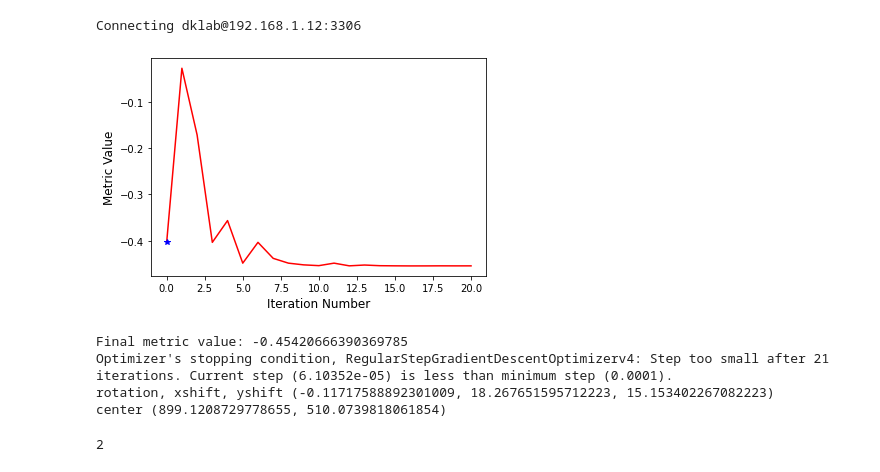
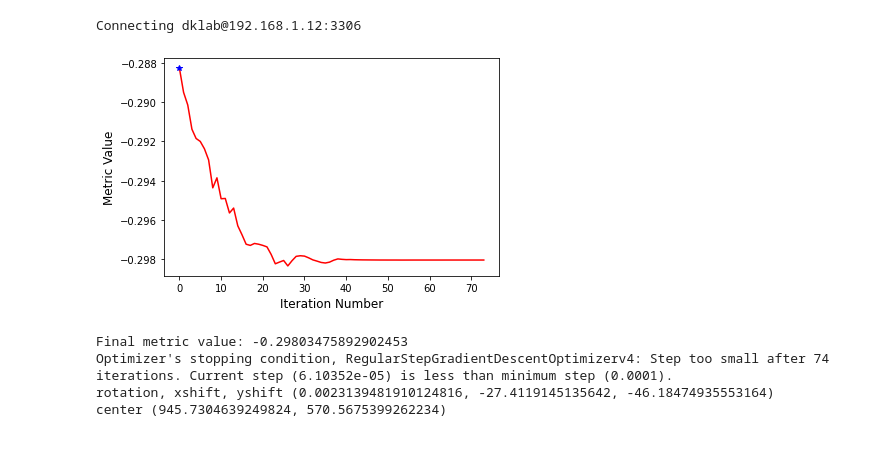
Before and after one commit to ActiveBrainAtlas2/preprocessing-pipeline, a Jupyter notebook: utilities/notebooks/basic_itk.ipynb, the cells around one changed output. Cells and saved outputs as stored; diff of their text form; code cells hidden in the pictures.

```diff
--- a/utilities/notebooks/basic_itk.ipynb
+++ b/utilities/notebooks/basic_itk.ipynb
@@ -25,34 +25,30 @@ Connecting dklab@192.168.1.12:3306
 # %%
 # dk39, 169, 170 have a lot of shift and rotation
 # 113, 114
 # 137, 138 rotation off
 # 192 193 shift off
-fixed_index = str(182).zfill(3)
-moving_index = str(183).zfill(3)
+fixed_index = str(215).zfill(3)
+moving_index = str(216).zfill(3)
 
 final_transform, fixed, moving, R = register_test(MASKED, INPUT, fixed_index, moving_index)
 
 # Always check the reason optimization terminated.
 stop_condition = R.GetOptimizerStopConditionDescription()
 iterations = R.GetOptimizerIteration()
 metric_value = R.GetMetricValue()
 finalParameters = final_transform.GetParameters()
 fixedParameters = final_transform.GetFixedParameters()
 
 print(f'Final metric value: {metric_value}')
 print(f'Optimizer\'s stopping condition, {stop_condition}')
 print('rotation, xshift, yshift', finalParameters)
 print('center', fixedParameters)
 # %% [output]
-[figure, old version]
+[figure, new version]
-Final metric value: -0.45420666390369785
-Optimizer's stopping condition, RegularStepGradientDescentOptimizerv4: Step too small after 21 iterations. Current step (6.10352e-05) is less than minimum step (0.0001).
-rotation, xshift, yshift (-0.11717588892301009, 18.267651595712223, 15.153402267082223)
-center (899.1208729778655, 510.0739818061854)
+Final metric value: -0.29803475892902453
+Optimizer's stopping condition, RegularStepGradientDescentOptimizerv4: Step too small after 74 iterations. Current step (6.10352e-05) is less than minimum step (0.0001).
+rotation, xshift, yshift (0.0023139481910124816, -27.4119145135642, -46.18474935553164)
+center (945.7304639249824, 570.5675399262234)
-# %%
-fixed.GetDimension()
-# %% [output]
-2
 # %%
 moving_resampled = sitk.Resample(moving, fixed, final_transform, sitk.sitkLinear, 0.0, moving.GetPixelID())
 fig = plt.figure(figsize=(15,8))
```
Also changed, not shown: parts of 2 cells of this notebook, 4 other files.
